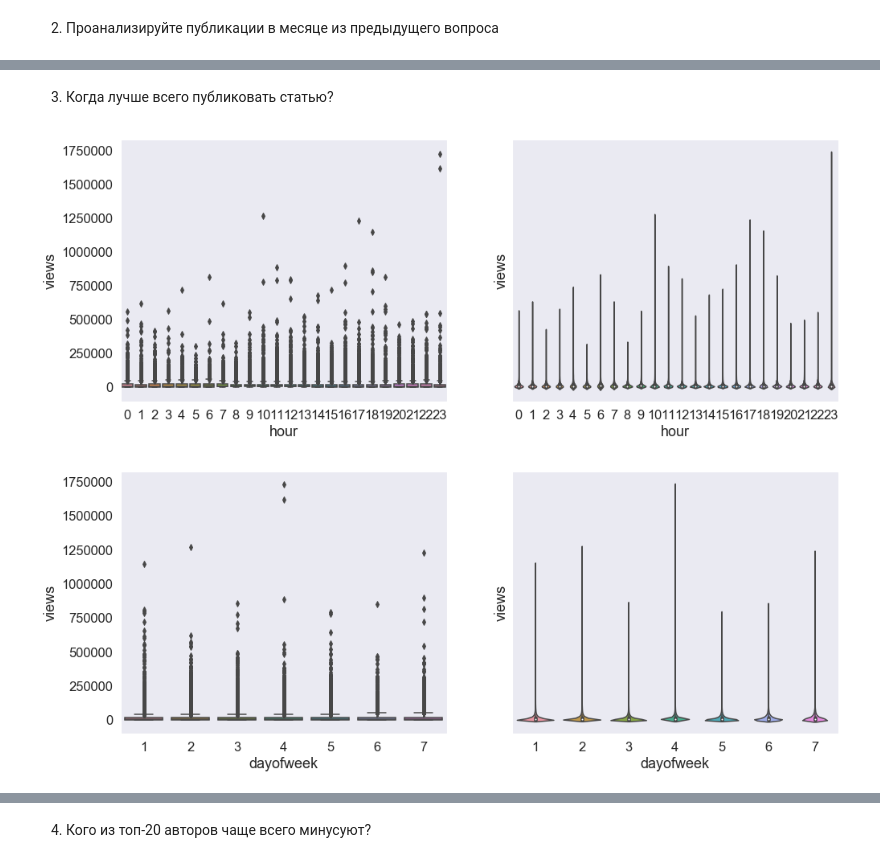
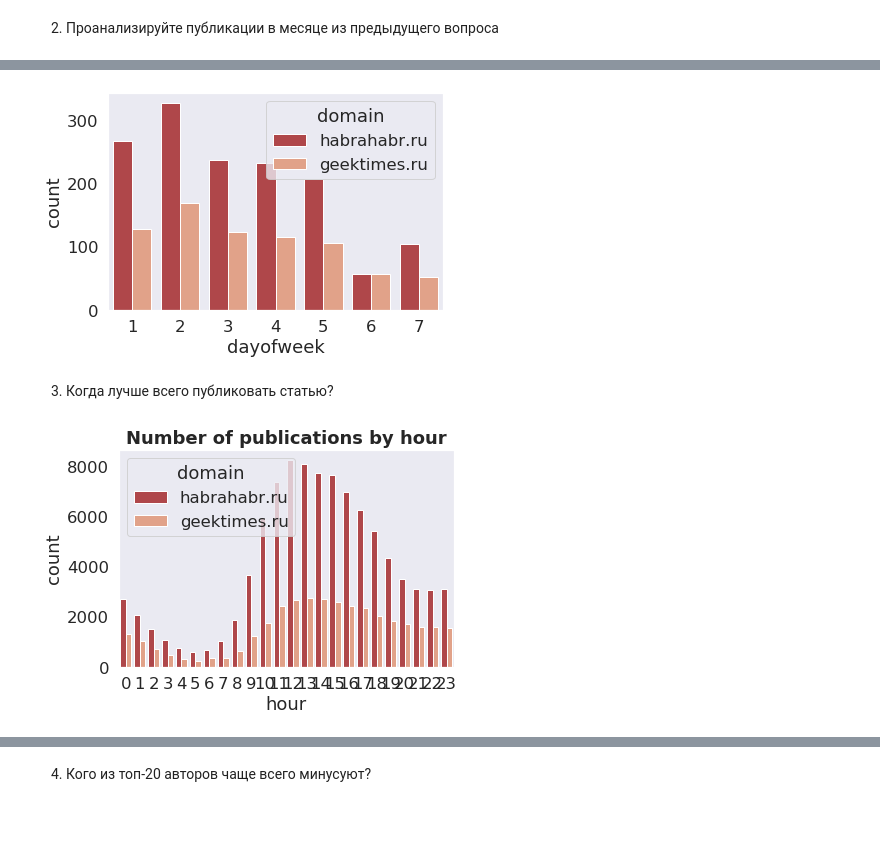
Before and after one commit to svtgo/cs102, a Jupyter notebook: homework07/Pandas2.ipynb, the cells around one changed output, grey strips where cells are left out. Cells and saved outputs as stored; diff of their text form; code cells hidden in the pictures; blank space fills up the shorter version.

```diff
--- a/homework07/Pandas2.ipynb
+++ b/homework07/Pandas2.ipynb
@@ -104,0 +123,4 @@ sales_data.groupby('hour').sum().plot()
+# %%
+sns.countplot(x = 'dayofweek', hue = 'domain', data = df_popmonth);
+# %% [output]
+[figure, added]
@@ -105,13 +129,7 @@ sales_data.groupby('hour').sum().plot()
 # %% [markdown]
 3. Когда лучше всего публиковать статью?
-# %%
-_, axes = plt.subplots(1, 2, sharey=True, figsize=(16,6))
-sns.boxplot(x='hour', y='views', data=df, ax=axes[0]);
-sns.violinplot(x='hour', y='views', data=df, ax=axes[1]);
-
-_, axes = plt.subplots(1, 2, sharey=True, figsize=(16,6))
-sns.boxplot(x='dayofweek', y='views', data=df, ax=axes[0]);
-sns.violinplot(x='dayofweek', y='views', data=df, ax=axes[1]);
-# %% [output]
-[figure, removed]
-[figure, removed]
+# %%
+g = sns.countplot(x = 'hour', hue = 'domain', data = df);
+g.set_title("Number of publications by hour", fontweight = 'bold');
+# %% [output]
+[figure, added]
```
Also changed, not shown: parts of 22 cells of this notebook, 2 other files.
